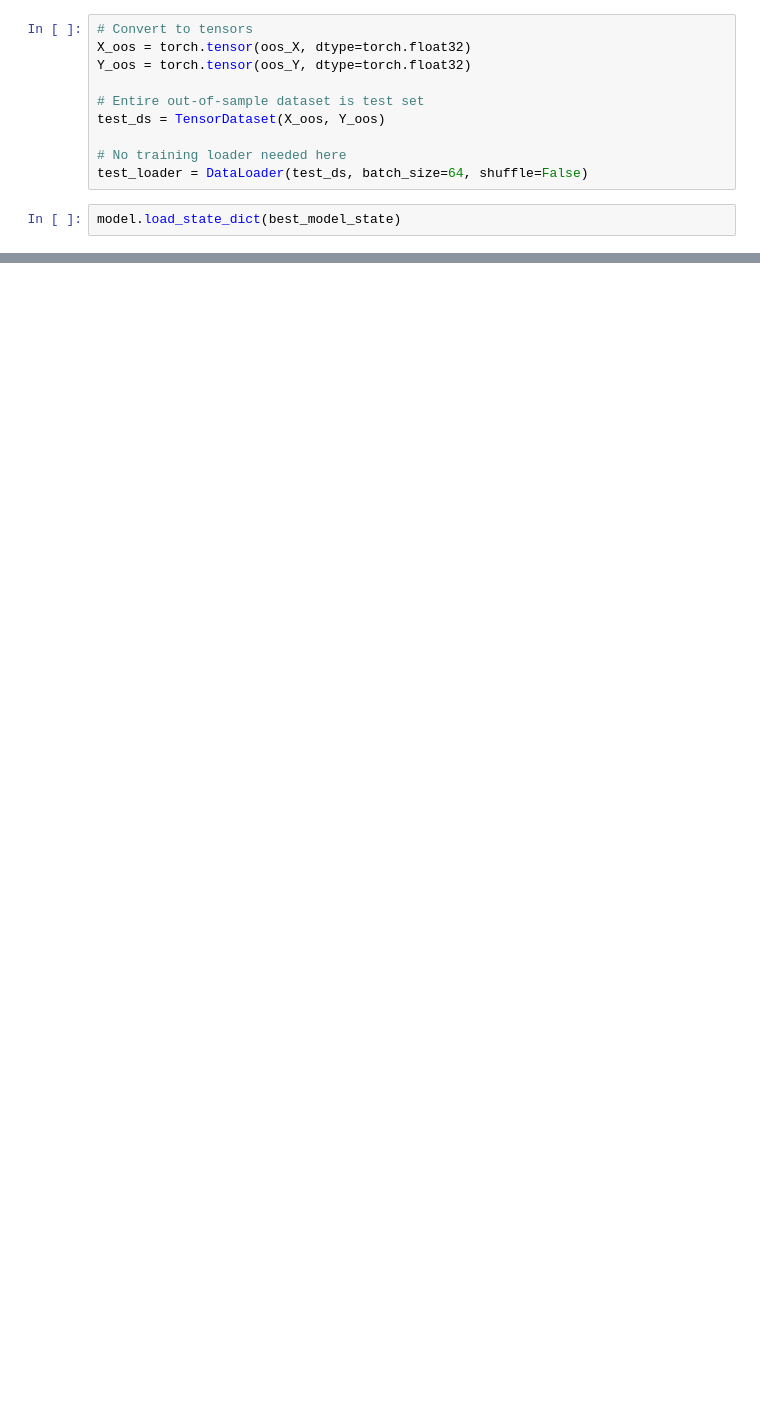
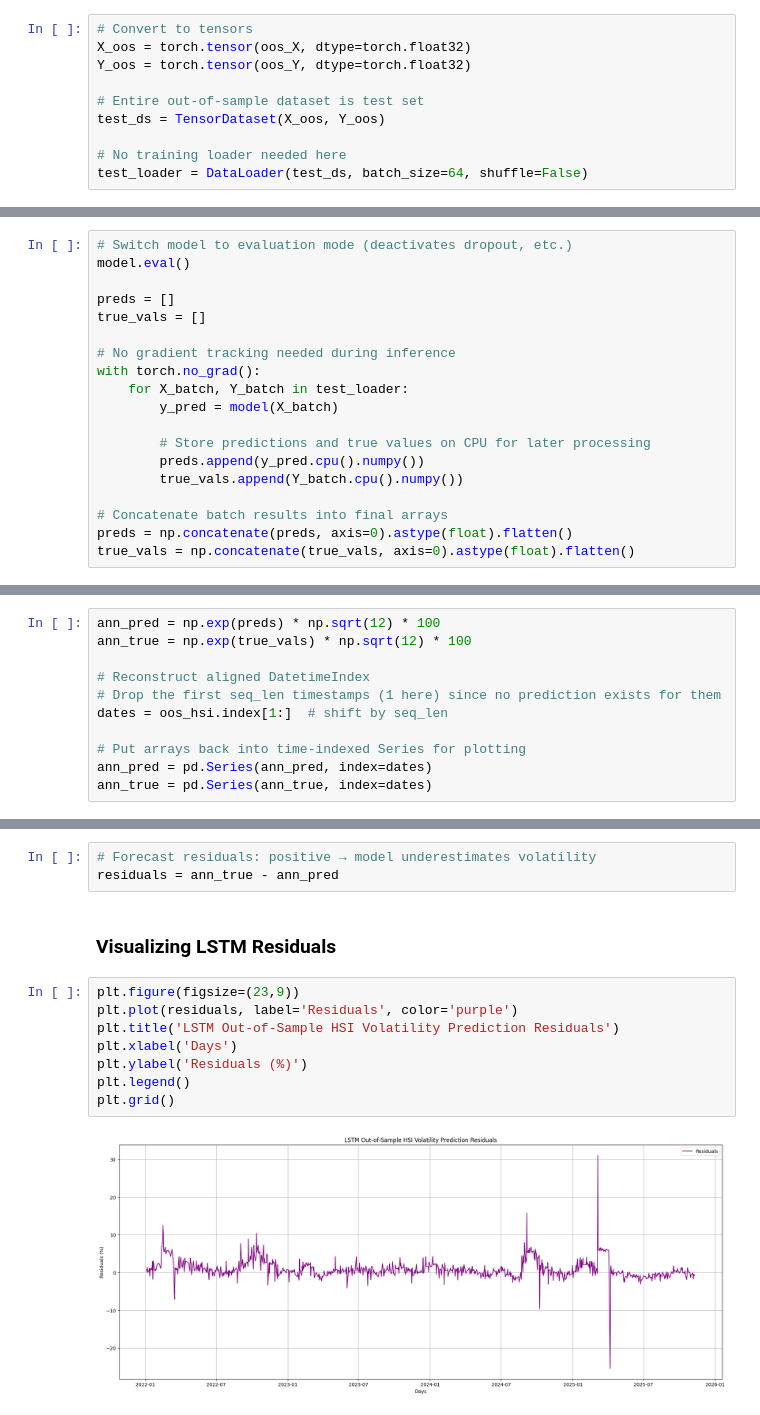
Before and after one commit to JamesManuel/ECON4130_Term_Paper, a Jupyter notebook: models/nn_dev.ipynb, the cells around one changed output, grey strips where cells are left out. Drawn from its saved outputs; the diff is of its cells as text; blank space fills up the shorter version.

```diff
--- a/models/nn_dev.ipynb
+++ b/models/nn_dev.ipynb
@@ -234,5 +338,3 @@ test_ds = TensorDataset(X_oos, Y_oos)
 
 # No training loader needed here
 test_loader = DataLoader(test_ds, batch_size=64, shuffle=False)
-# %%
-model.load_state_dict(best_model_state)
@@ -259,0 +369,19 @@ oos_df.dropna()
+# %%
+# Switch model to evaluation mode (deactivates dropout, etc.)
+model.eval()
+
+preds = []
+true_vals = []
+
+# No gradient tracking needed during inference
+with torch.no_grad():
+    for X_batch, Y_batch in test_loader:
+        y_pred = model(X_batch)
+
+        # Store predictions and true values on CPU for later processing
+        preds.append(y_pred.cpu().numpy())
+        true_vals.append(Y_batch.cpu().numpy())
+
+# Concatenate batch results into final arrays
+preds = np.concatenate(preds, axis=0).astype(float).flatten()
+true_vals = np.concatenate(true_vals, axis=0).astype(float).flatten()
@@ -259,0 +406,11 @@ oos_df.dropna()
+# %%
+ann_pred = np.exp(preds) * np.sqrt(12) * 100
+ann_true = np.exp(true_vals) * np.sqrt(12) * 100
+
+# Reconstruct aligned DatetimeIndex
+# Drop the first seq_len timestamps (1 here) since no prediction exists for them
+dates = oos_hsi.index[1:]  # shift by seq_len
+
+# Put arrays back into time-indexed Series for plotting
+ann_pred = pd.Series(ann_pred, index=dates)
+ann_true = pd.Series(ann_true, index=dates)
@@ -259,0 +434,15 @@ oos_df.dropna()
+# %%
+# Forecast residuals: positive → model underestimates volatility
+residuals = ann_true - ann_pred
+# %% [markdown]
+### Visualizing LSTM Residuals
+# %%
+plt.figure(figsize=(23,9))
+plt.plot(residuals, label='Residuals', color='purple')
+plt.title('LSTM Out-of-Sample HSI Volatility Prediction Residuals')
+plt.xlabel('Days')
+plt.ylabel('Residuals (%)')
+plt.legend()
+plt.grid()
+# %% [output]
+[figure, added]
```
Also changed, not shown: parts of 46 cells of this notebook, 13 other files.
